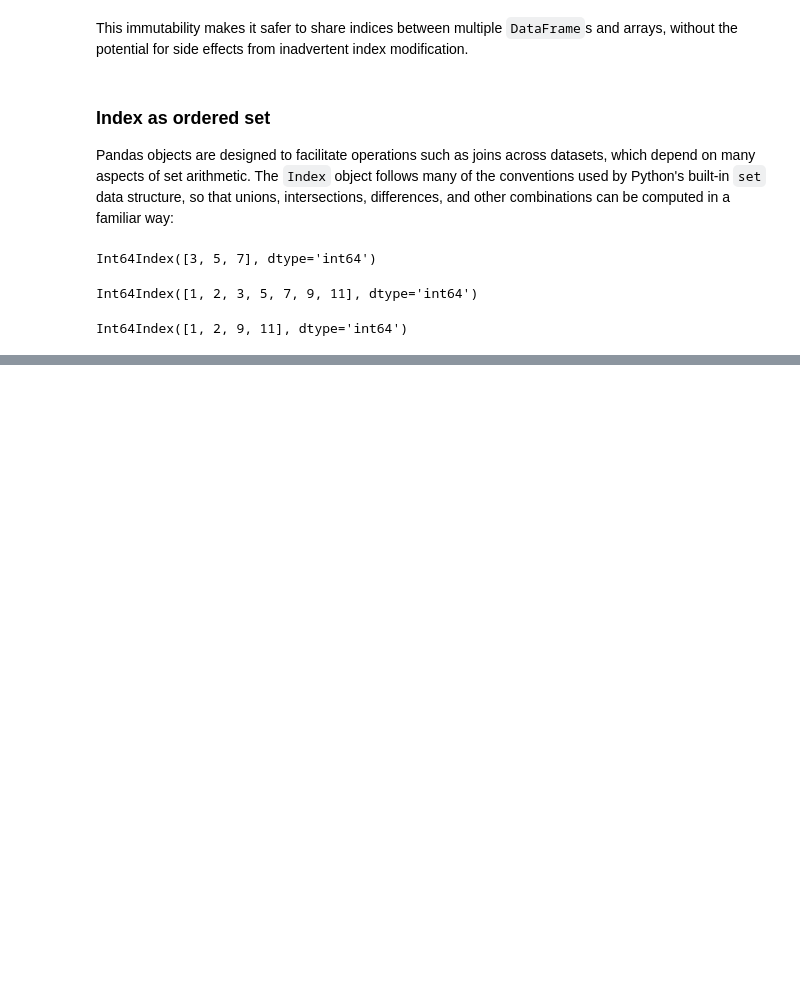
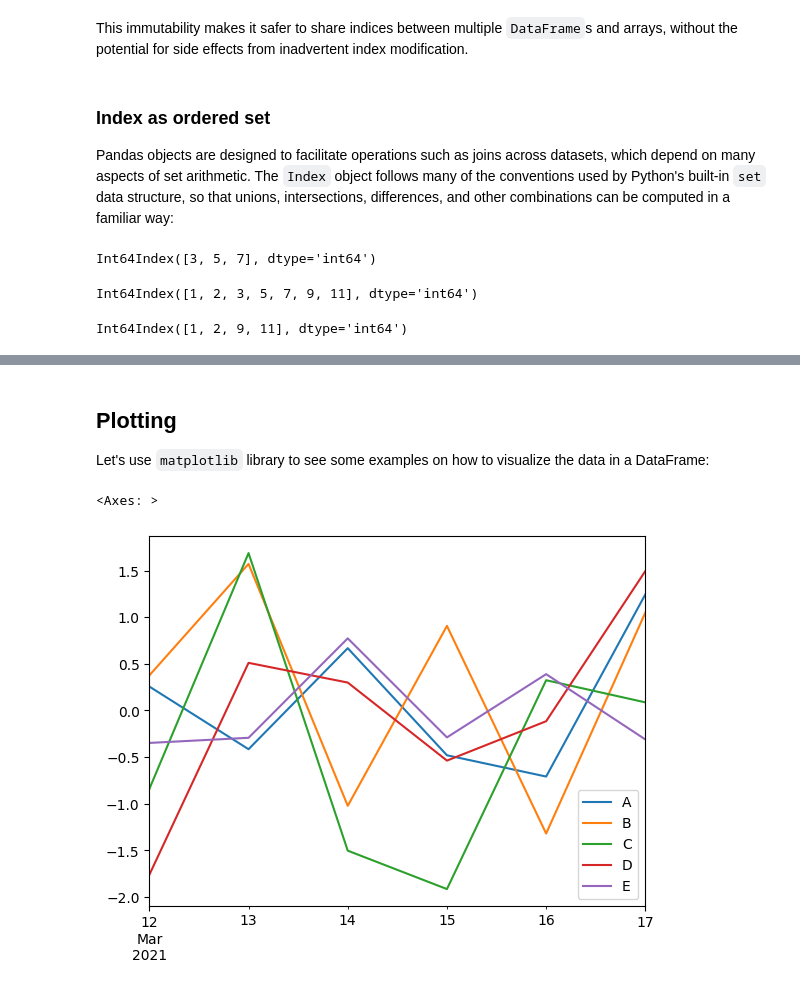
Before and after one commit to iferca/python_training, a Jupyter notebook: 6.DataAnalysis/2.Introducing_Pandas.ipynb, the cells around one changed output, grey strips where cells are left out. Cells and saved outputs as stored; diff of their text form; code cells hidden in the pictures; blank space fills up the shorter version.

```diff
--- a/6.DataAnalysis/2.Introducing_Pandas.ipynb
+++ b/6.DataAnalysis/2.Introducing_Pandas.ipynb
@@ -382,0 +389,3 @@ Int64Index([1, 2, 9, 11], dtype='int64')
+# %%
+dates = pd.date_range('3/12/2021', periods=6)
+dates
@@ -382,0 +400,3 @@ Int64Index([1, 2, 9, 11], dtype='int64')
+# %%
+df = pd.DataFrame(np.random.randn(6, 5), index=dates, columns=list('ABCDE'))
+df
@@ -382,0 +522,9 @@ Int64Index([1, 2, 9, 11], dtype='int64')
+# %% [markdown]
+## Plotting
+
+Let's use `matplotlib` library to see some examples on how to visualize the data in a DataFrame:
+# %%
+df.plot()
+# %% [output]
+<Axes: >
+[figure, added]
```
Also changed, not shown: parts of 34 cells of this notebook, 3 other files.
